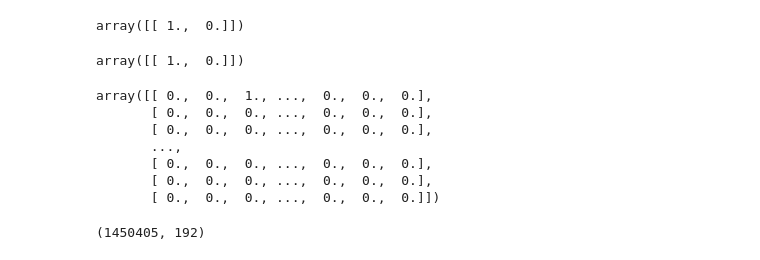
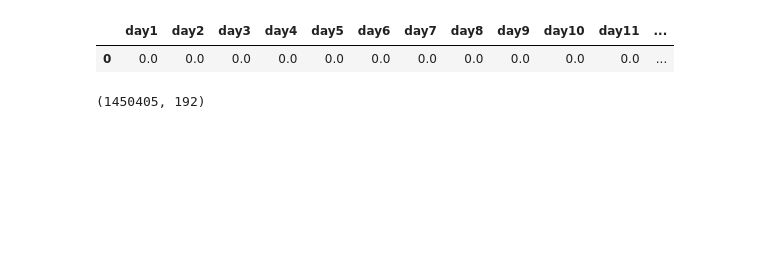
Before and after one commit to OhkaMLsemi/Machi_Kon, a Jupyter notebook: lightGBM.ipynb, the cells around one changed output. Drawn from its saved outputs; the diff is of its cells as text; code cells hidden in the pictures; blank space fills up the shorter version.

```diff
--- a/lightGBM.ipynb
+++ b/lightGBM.ipynb
@@ -99,6 +100,11 @@ X.head()
 | 2 | 24 | 36.0 | 26 | 38.0 | 埼玉県 | 2000.0 | ... |
 | 3 | 24 | 36.0 | 26 | 38.0 | 埼玉県 | 2000.0 | ... |
 | 4 | 24 | 36.0 | 26 | 38.0 | 埼玉県 | 2000.0 | ... |
+# %%
+day_dummying(31)
+# %% [output]
+|  | day1 | day2 | day3 | day4 | day5 | day6 | day7 | day8 | day9 | day10 | day11 | ... |
+| 0 | 0.0 | 0.0 | 0.0 | 0.0 | 0.0 | 0.0 | 0.0 | 0.0 | 0.0 | 0.0 | 0.0 | ... |
 # %%
 #categoricalな特徴をダミー化する
 #各特徴に専用の関数を作る
@@ -182,32 +244,3 @@ def prefecture_dummying(x):
-# %%
- #文字列をラベリング
-label_encoder = LabelEncoder()
-labels = ["女性","男性"]
-label_encoder.fit(labels)
-
-#数値をonehot vectorへ
-le = label_encoder.transform(["女性"])
-onehot_encoder = OneHotEncoder()
-category = np.array(np.arange(len(labels)).reshape(-1,1))
-onehot_encoder.fit(category)
-
-onehot_encoder.transform(np.array([le]).reshape(-1,1)).toarray()
-# %% [output]
-array([[ 1.,  0.]])
-# %%
-gender_dummying(["女性"])
-# %% [output]
-array([[ 1.,  0.]])
-# %%
-month_dummying(X["event_month"].values)
-# %% [output]
-array([[ 0.,  0.,  1., ...,  0.,  0.,  0.],
-       [ 0.,  0.,  0., ...,  0.,  0.,  0.],
-       [ 0.,  0.,  0., ...,  0.,  0.,  0.],
-       ...,
-       [ 0.,  0.,  0., ...,  0.,  0.,  0.],
-       [ 0.,  0.,  0., ...,  0.,  0.,  0.],
-       [ 0.,  0.,  0., ...,  0.,  0.,  0.]])
 # %%
 X = pd.get_dummies(X)
 print(X.shape)
```
Also changed, not shown: parts of 3 cells of this notebook.
